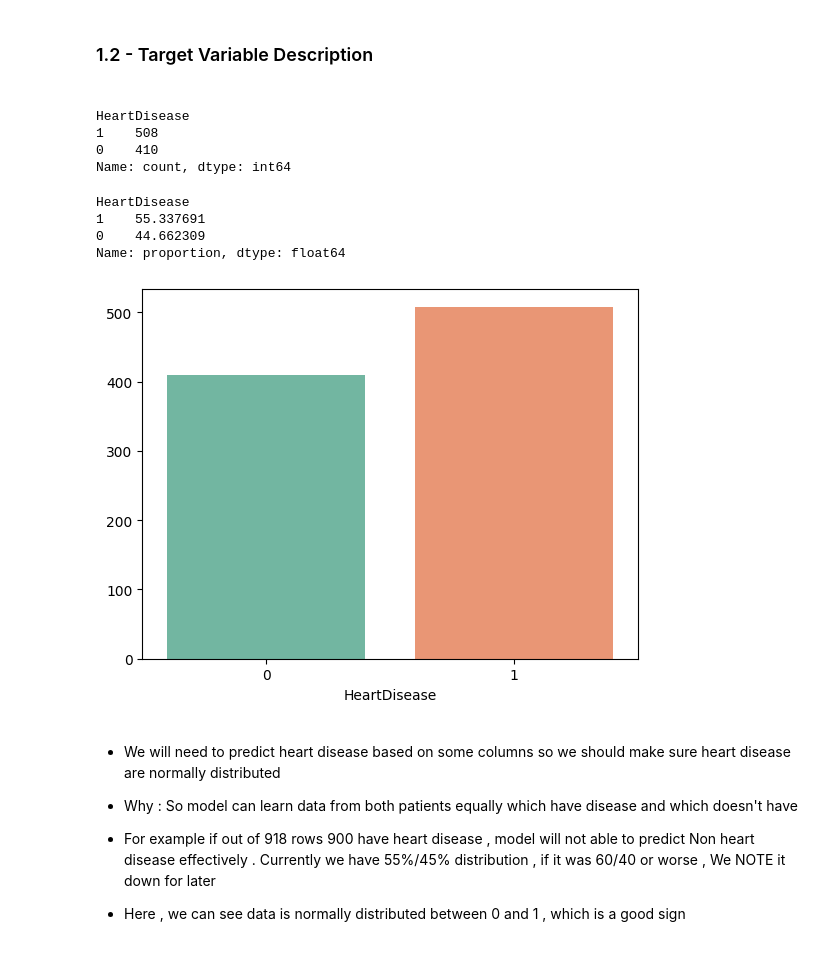
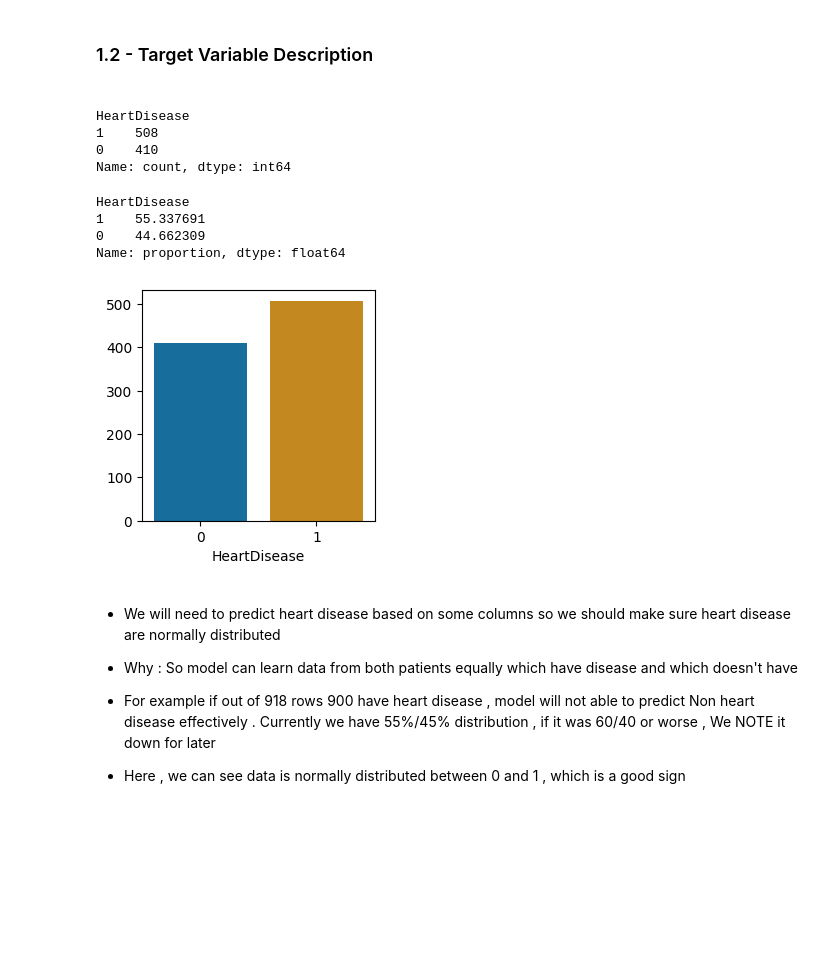
Before and after one commit to Tanish-30-08-2006/Heart-Disease-Prediction, a Jupyter notebook: notebooks/01_Exploratory._Data_Analysis_EDA.ipynb, the cells around one changed output. Saved outputs shown, nothing was run; the diff lists cells and outputs as text; code cells hidden in the pictures; blank space fills up the shorter version.

```diff
--- a/notebooks/01_Exploratory._Data_Analysis_EDA.ipynb
+++ b/notebooks/01_Exploratory._Data_Analysis_EDA.ipynb
@@ -126,22 +126,24 @@ np.int64(0)
 # %%
 df.head(1)
 heart_disease_ditribution  = df['HeartDisease'].value_counts() # Series (Dict) with index and values
 display(heart_disease_ditribution)
 
-sns.barplot(x = heart_disease_ditribution.index , y = heart_disease_ditribution.values , palette= 'Set2')
+plt.figure(figsize=(3,3))
+sns.barplot(x = heart_disease_ditribution.index , y = heart_disease_ditribution.values , palette= 'colorblind')
+plt.savefig("../images-recordings/figures/target_variable_distribution.png")
 
 heart_disease_ditribution  = df['HeartDisease'].value_counts(normalize = True)*100 # Series (Dict) with index and values
 display(heart_disease_ditribution)
 # %% [output]
 HeartDisease
 1    508
 0    410
 Name: count, dtype: int64
 HeartDisease
 1    55.337691
 0    44.662309
 Name: proportion, dtype: float64
-[figure, old version]
+[figure, new version]
 # %% [markdown]
 
 - We will need to predict heart disease based on some columns so we should make sure heart disease are normally distributed
```
Also changed, not shown: parts of 5 cells of this notebook.
